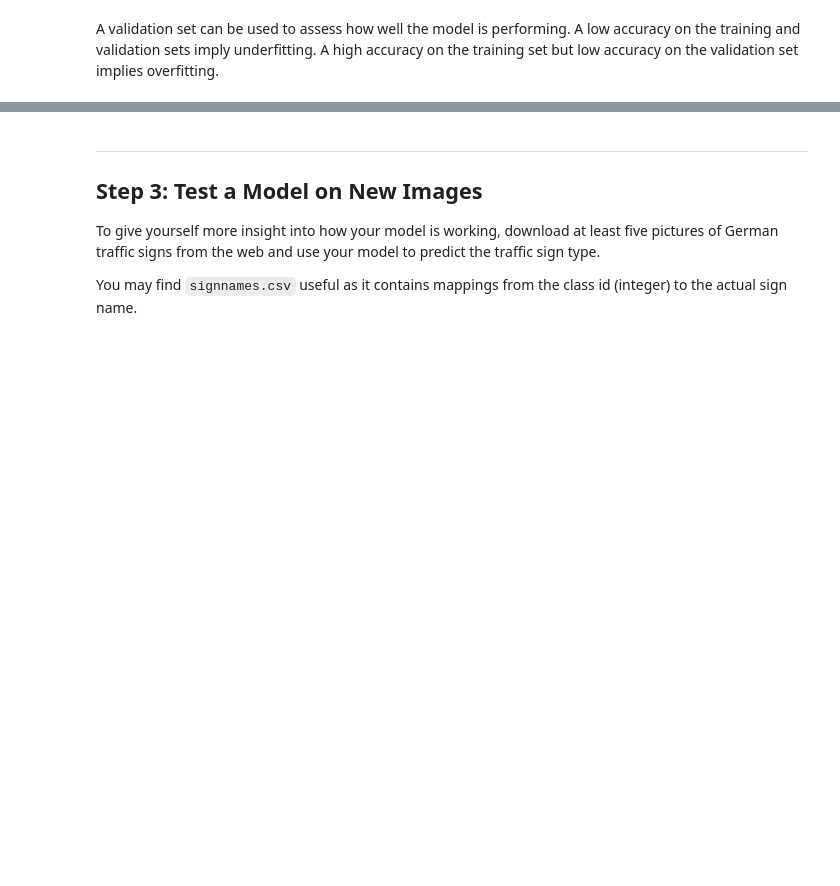
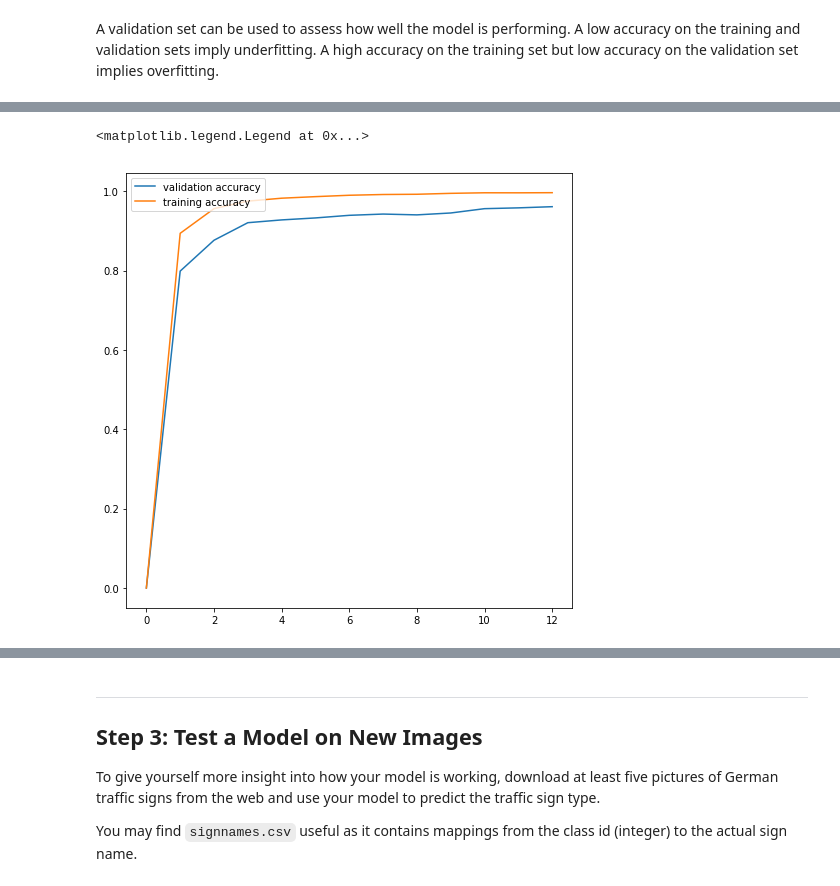
Before and after one commit to stBecker/CarND-Traffic-Sign-Classifier-Project, a Jupyter notebook: Traffic_Sign_Classifier.ipynb, the cells around one changed output, grey strips where cells are left out. Saved outputs shown, nothing was run; the diff lists cells and outputs as text; code cells hidden in the pictures; blank space fills up the shorter version.

```diff
--- a/Traffic_Sign_Classifier.ipynb
+++ b/Traffic_Sign_Classifier.ipynb
@@ -365,7 +445,7 @@ plt.imshow(image, cmap="gray")
 # %%
 import tensorflow as tf
 
-EPOCHS = 10
+EPOCHS = 12
 BATCH_SIZE = 128
 # %%
 from tensorflow.contrib.layers import flatten
@@ -510,3 +750,8 @@ A validation set can be used to assess how well the model is performing. A low a
 sets imply underfitting. A high accuracy on the training set but low accuracy on the validation set implies overfitting.
 # %%
 from sklearn.utils import shuffle
+# %%
+config = tf.ConfigProto()
+config.gpu_options.allow_growth = True
+# config.gpu_options.per_process_gpu_memory_fraction = 0.7
+config.log_device_placement = True
@@ -512,0 +765,7 @@ from sklearn.utils import shuffle
+# %%
+X=X_train_balanced.copy()
+X=normalize_pixels(X)
+Y=y_train_balanced.copy()
+# y_valid_hot=y_valid.copy()
+# Y=np.eye(43)[Y].astype(np.uint8)
+# y_valid_hot = np.eye(43)[y_valid_hot].astype(np.uint8)
@@ -516,23 +788,31 @@ from sklearn.utils import shuffle
 ### Once a final model architecture is selected,
 ### the accuracy on the test set should be calculated and reported as well.
 ### Feel free to use as many code cells as needed.
-with tf.Session() as sess:
+valid_acc = []
+train_acc = []
+
+with tf.Session(config=config) as sess:
     sess.run(tf.global_variables_initializer())
-    num_examples = len(X_train_norm)
+    num_examples = len(X)
 
     print("Training...")
     print()
     for i in range(EPOCHS):
-        X_train_norm, y_train = shuffle(X_train_norm, y_train)
+        X, Y = shuffle(X, Y)
         for offset in range(0, num_examples, BATCH_SIZE):
             end = offset + BATCH_SIZE
-            batch_x, batch_y = X_train_norm[offset:end], y_train[offset:end]
-            sess.run(training_operation, feed_dict={x: batch_x, y: batch_y})
+            batch_x, batch_y = X[offset:end], Y[offset:end]
+            sess.run(training_operation, feed_dict={x: batch_x, y: batch_y, keep_prob: 0.5})
+#             sess.run(training_operation, feed_dict={x: batch_x, y_hot: batch_y, keep_prob: 0.5})
 
         validation_accuracy = evaluate(X_valid_norm, y_valid)
+        training_accuracy = evaluate(X, Y)
         print("EPOCH {} ...".format(i+1))
         print("Validation Accuracy = {:.3f}".format(validation_accuracy))
+        print("Training Accuracy = {:.3f}".format(training_accuracy))
         print()
+        valid_acc.append(validation_accuracy)
+        train_acc.append(training_accuracy)
 
-    saver.save(sess, './traffic_sign_classifier')
+    saver.save(sess, './traffic_sign_classifier3')
     print("Model saved")
@@ -539,3 +840,15 @@ with tf.Session() as sess:
+# %%
+# plot training/validation set accuracy
+fig=plt.figure(figsize=(8,8))
+# fig.text(1,1,y_train[42])
+plt.plot([0]+valid_acc)
+plt.plot([0]+train_acc)
+plt.legend(['validation accuracy', 'training accuracy'], loc='upper left')
+
+# plt.plot(valid_acc, valid_acc, 'r-', train_acc, train_acc, 'b-')
+# %% [output]
+<matplotlib.legend.Legend at 0x...>
+[figure, added]
 # %%
 with tf.Session() as sess:
     saver.restore(sess, tf.train.latest_checkpoint('.'))
```
Also changed, not shown: parts of 51 cells of this notebook, 28 other files.
